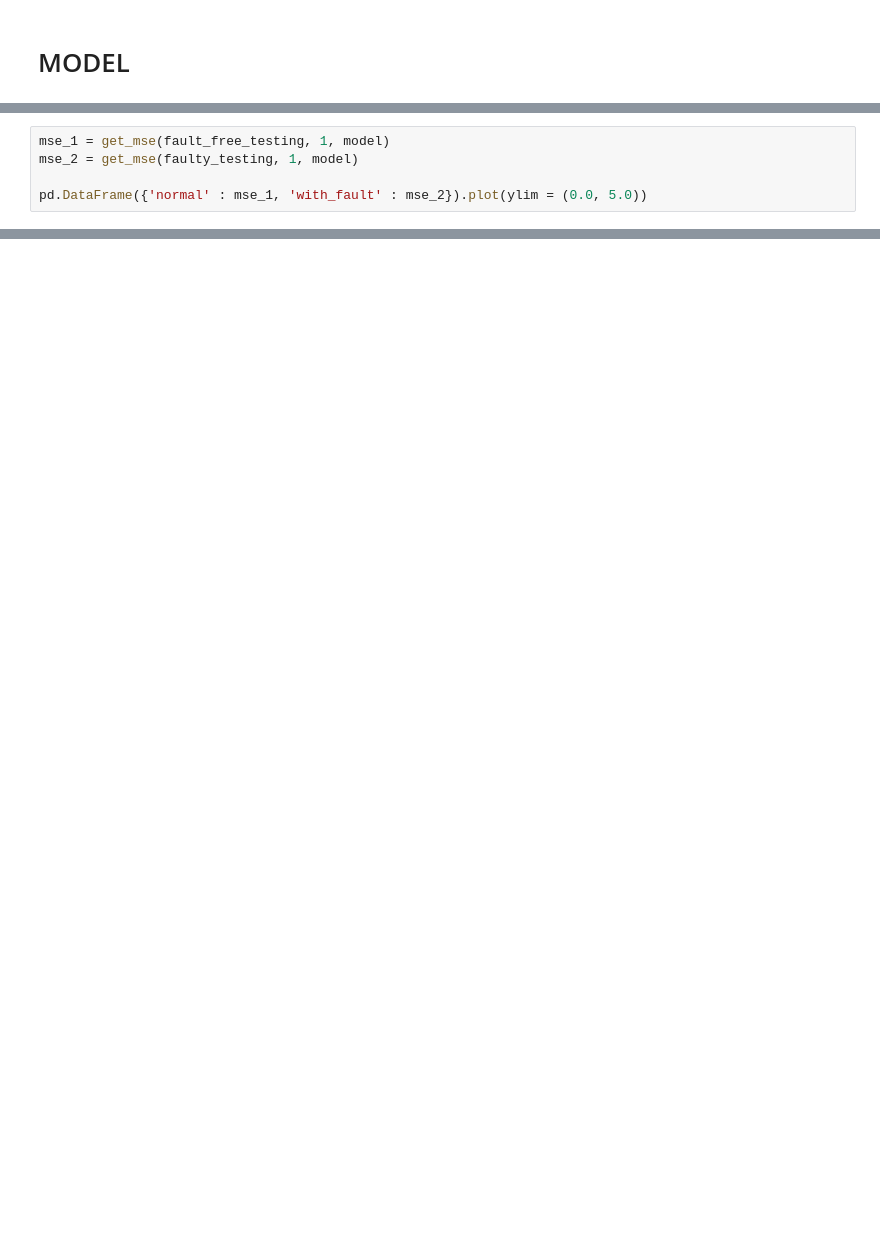
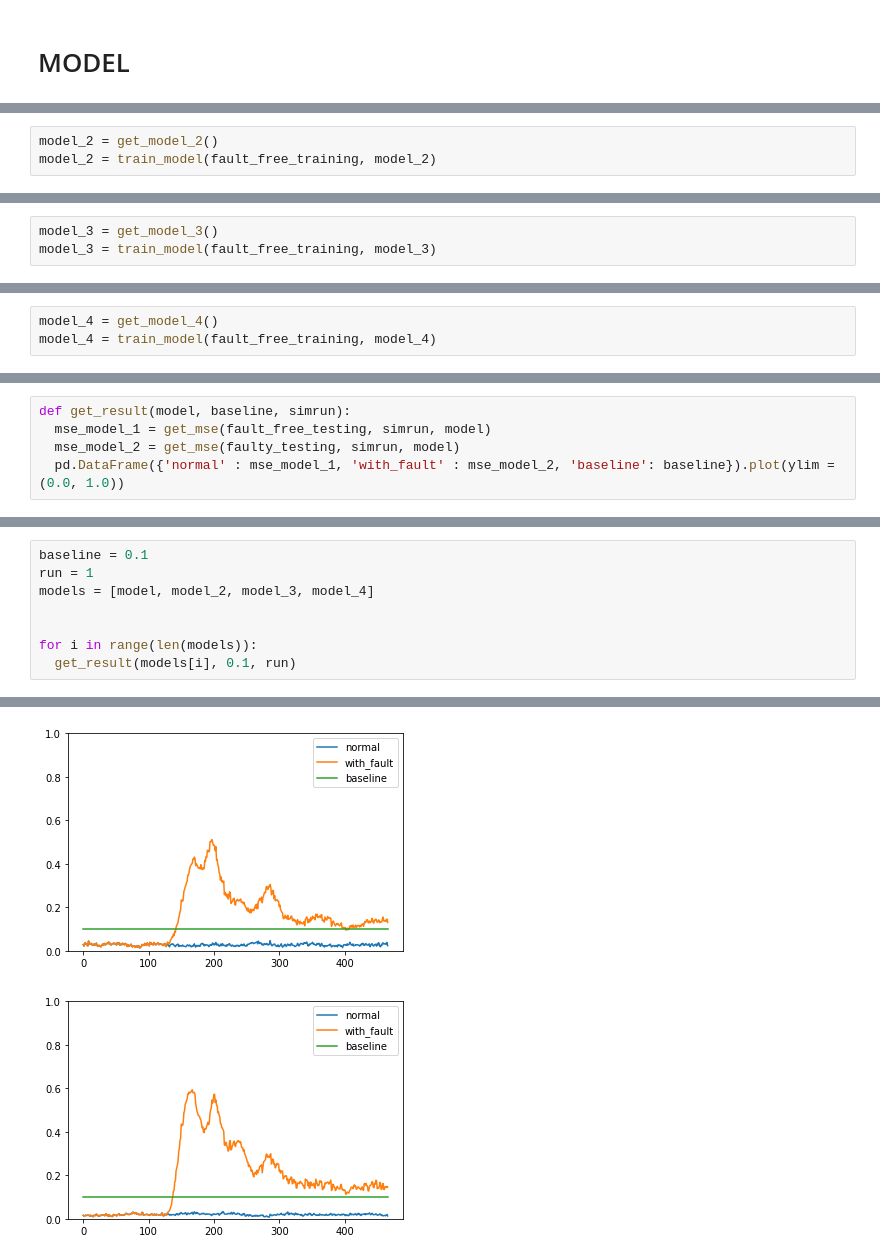
Before and after one commit to Rainmaker519/NGAFID_Anomaly_Detection, a Jupyter notebook: TEP/TEP_RNN.ipynb, the cells around one changed output, grey strips where cells are left out. Cells and saved outputs as stored; diff of their text form; blank space fills up the shorter version.

```diff
--- a/TEP/TEP_RNN.ipynb
+++ b/TEP/TEP_RNN.ipynb
@@ -218,3 +347,6 @@ Total params: 99,380
 Trainable params: 99,380
 Non-trainable params: 0
 _________________________________________________________________
+# %%
+model_2 = get_model_2()
+model_2 = train_model(fault_free_training, model_2)
@@ -220,0 +391,3 @@ _________________________________________________________________
+# %%
+model_3 = get_model_3()
+model_3 = train_model(fault_free_training, model_3)
@@ -220,0 +433,3 @@ _________________________________________________________________
+# %%
+model_4 = get_model_4()
+model_4 = train_model(fault_free_training, model_4)
@@ -221,5 +476,5 @@ _________________________________________________________________
 # %%
-mse_1 = get_mse(fault_free_testing, 1, model)
-mse_2 = get_mse(faulty_testing, 1, model)
-
-pd.DataFrame({'normal' : mse_1, 'with_fault' : mse_2}).plot(ylim = (0.0, 5.0))
+def get_result(model, baseline, simrun):
+  mse_model_1 = get_mse(fault_free_testing, simrun, model)
+  mse_model_2 = get_mse(faulty_testing, simrun, model)
+  pd.DataFrame({'normal' : mse_model_1, 'with_fault' : mse_model_2, 'baseline': baseline}).plot(ylim = (0.0, 1.0))
@@ -230,0 +481,9 @@ pd.DataFrame({'normal' : mse_1, 'with_fault' : mse_2}).plot(ylim = (0.0, 5.0))
+# %%
+baseline = 0.1
+run = 1
+models = [model, model_2, model_3, model_4]
+
+
+for i in range(len(models)):
+  get_result(models[i], 0.1, run)
+# %% [output]
@@ -230,0 +498,2 @@ pd.DataFrame({'normal' : mse_1, 'with_fault' : mse_2}).plot(ylim = (0.0, 5.0))
+[figure, added]
+[figure, added]
```
Also changed, not shown: parts of 24 cells of this notebook.
